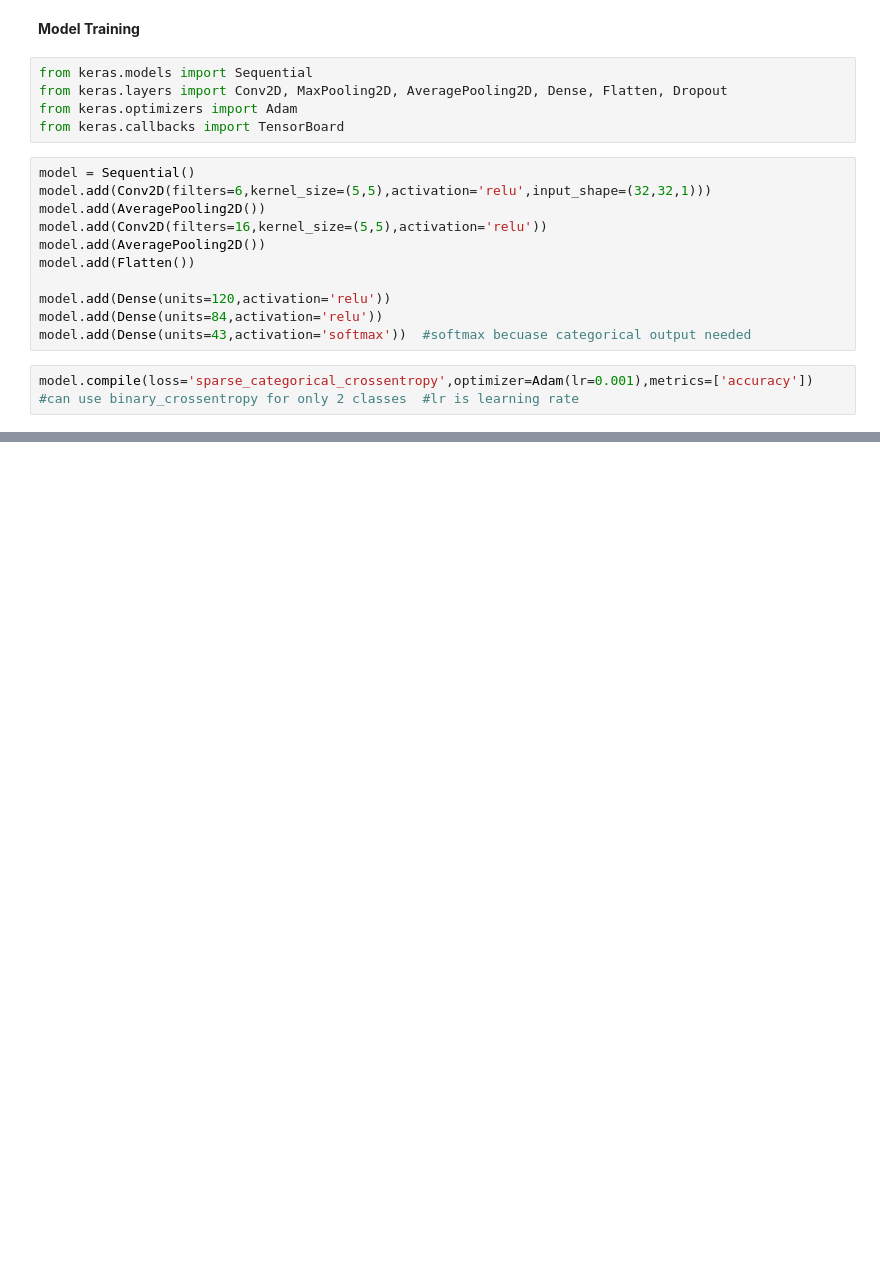
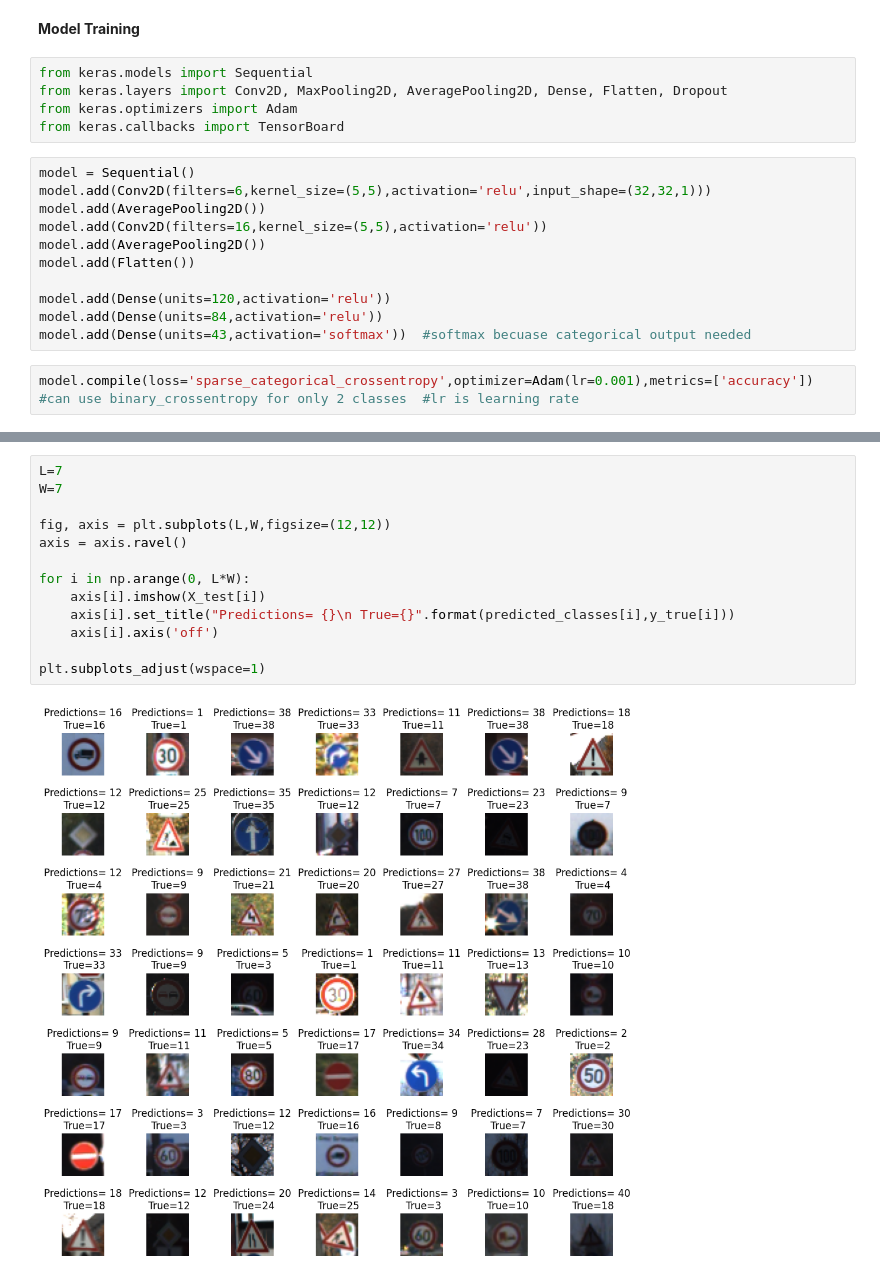
Before and after one commit to Devansh-Gupta-Official/traffic-sign-classification, a Jupyter notebook: traffic-sign.ipynb, the cells around one changed output, grey strips where cells are left out. Drawn from its saved outputs; the diff is of its cells as text; blank space fills up the shorter version.

```diff
--- a/traffic-sign.ipynb
+++ b/traffic-sign.ipynb
@@ -172,0 +223,15 @@ Epoch 20/20
+# %%
+L=7
+W=7
+
+fig, axis = plt.subplots(L,W,figsize=(12,12))
+axis = axis.ravel()
+
+for i in np.arange(0, L*W):
+    axis[i].imshow(X_test[i])
+    axis[i].set_title("Predictions= {}\n True={}".format(predicted_classes[i],y_true[i]))
+    axis[i].axis('off')
+
+plt.subplots_adjust(wspace=1)
+# %% [output]
+[figure, added]
```
Also changed, not shown: parts of 11 cells of this notebook.
